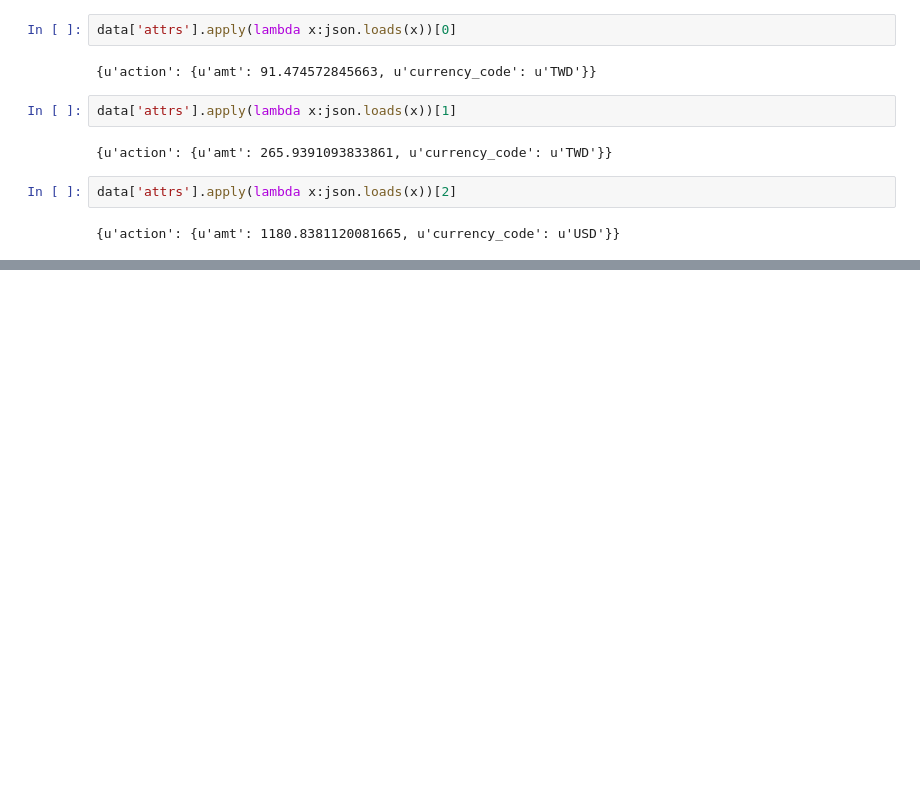
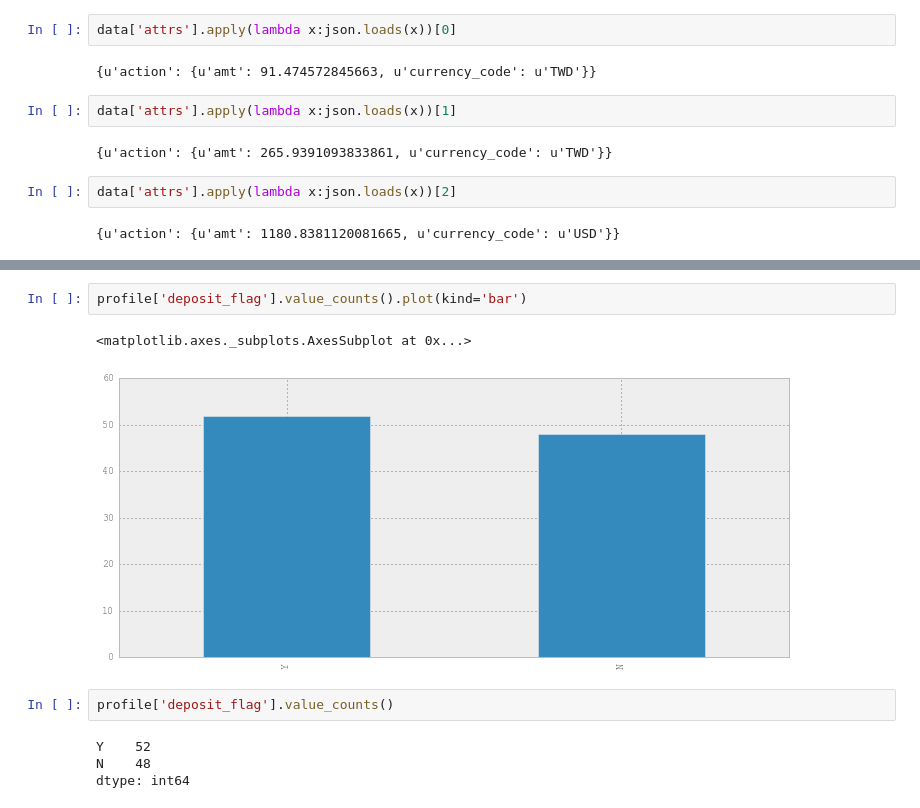
Before and after one commit to shiaukuan/hackntu_2017, a Jupyter notebook: hackntu_dataset.ipynb, the cells around one changed output, grey strips where cells are left out. Saved outputs shown, nothing was run; the diff lists cells and outputs as text; blank space fills up the shorter version.

```diff
--- a/hackntu_dataset.ipynb
+++ b/hackntu_dataset.ipynb
@@ -202,0 +291,11 @@ data['attrs'].apply(lambda x:json.loads(x))[2]
+# %%
+profile['deposit_flag'].value_counts().plot(kind='bar')
+# %% [output]
+<matplotlib.axes._subplots.AxesSubplot at 0x...>
+[figure, added]
+# %%
+profile['deposit_flag'].value_counts()
+# %% [output]
+Y    52
+N    48
+dtype: int64
```
Also changed, not shown: parts of 23 cells of this notebook.
